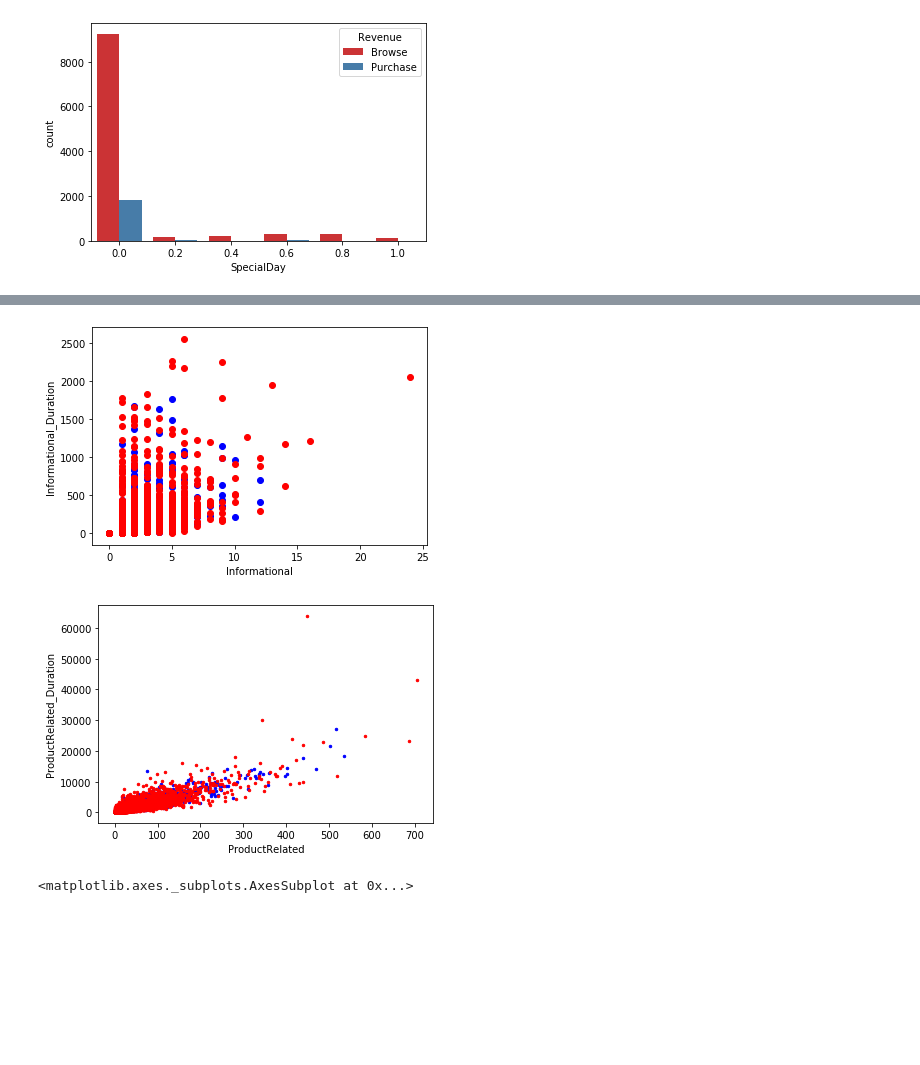
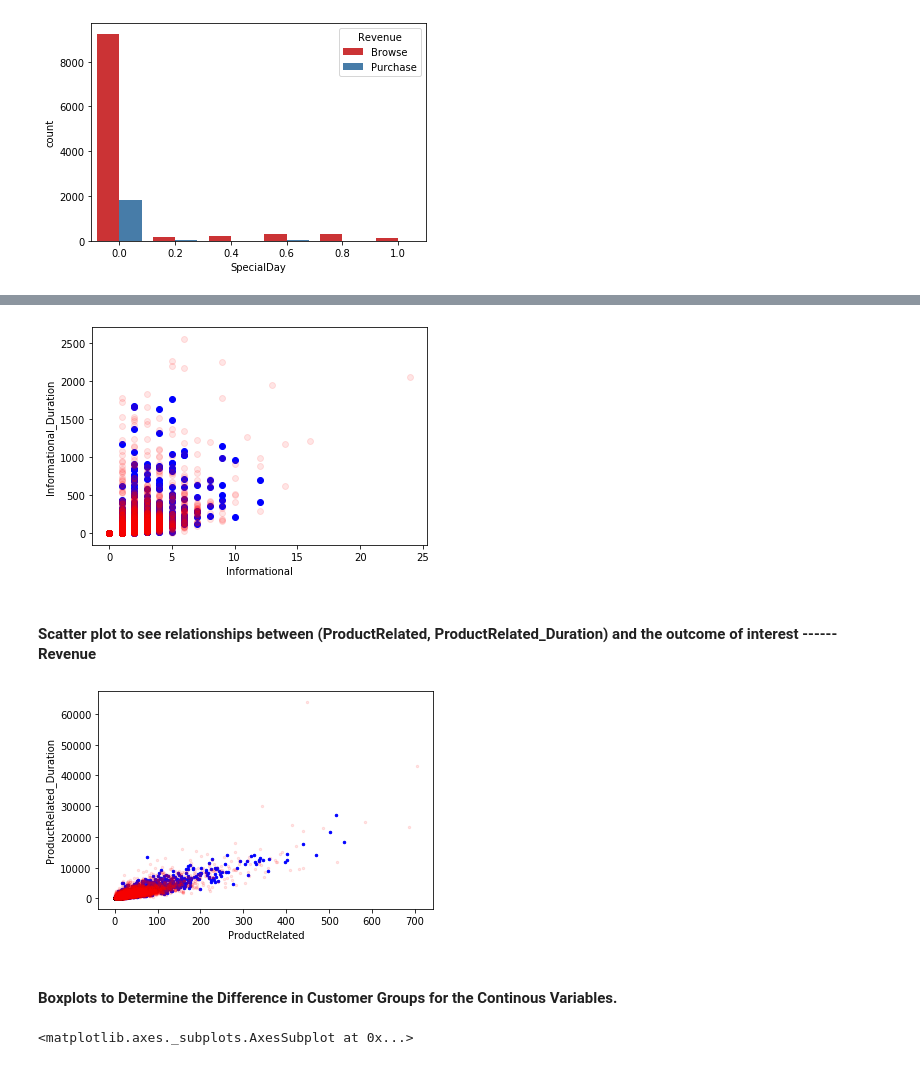
Before and after one commit to thabanenm/Springboard, a Jupyter notebook: Capstone Project 1 - Online Shopping Classification - Part 1.ipynb, the cells around one changed output, grey strips where cells are left out. Cells and saved outputs as stored; diff of their text form; code cells hidden in the pictures; blank space fills up the shorter version.

```diff
--- a/Capstone Project 1 - Online Shopping Classification - Part 1.ipynb
+++ b/Capstone Project 1 - Online Shopping Classification - Part 1.ipynb
@@ -222,16 +260,18 @@ plt.show()
 # %%
 _ = plt.scatter(x= Purchase['Informational'], y=Purchase['Informational_Duration'], color='b')
-_ = plt.scatter(x= Browse['Informational'], y=Browse['Informational_Duration'], color='r')
+_ = plt.scatter(x= Browse['Informational'], y=Browse['Informational_Duration'], color='r',alpha=0.1)
 _ = plt.xlabel('Informational')
 _ = plt.ylabel('Informational_Duration')
 plt.show()
 # %% [output]
-[figure, old version]
+[figure, new version]
+# %% [markdown]
+#### Scatter plot to see relationships between (ProductRelated, ProductRelated_Duration) and the outcome of interest ------ Revenue
 # %%
 _ = plt.scatter(x= Purchase['ProductRelated'], y=Purchase['ProductRelated_Duration'], color='b',s=6)
-_ = plt.scatter(x= Browse['ProductRelated'], y=Browse['ProductRelated_Duration'], color='r',s=6)
+_ = plt.scatter(x= Browse['ProductRelated'], y=Browse['ProductRelated_Duration'], color='r',s=6,alpha=0.1)
 _ = plt.xlabel('ProductRelated')
 _ = plt.ylabel('ProductRelated_Duration')
 plt.show()
 # %% [output]
-[figure, old version]
+[figure, new version]
@@ -240,3 +278,5 @@ plt.show()
+# %% [markdown]
+#### Boxplots to Determine the Difference in Customer Groups for the Continous Variables.
 # %%
 sns.boxplot(x='Revenue',y='BounceRates',data=data)
 # %% [output]
```
Also changed, not shown: parts of 37 cells of this notebook, 2 other files.
